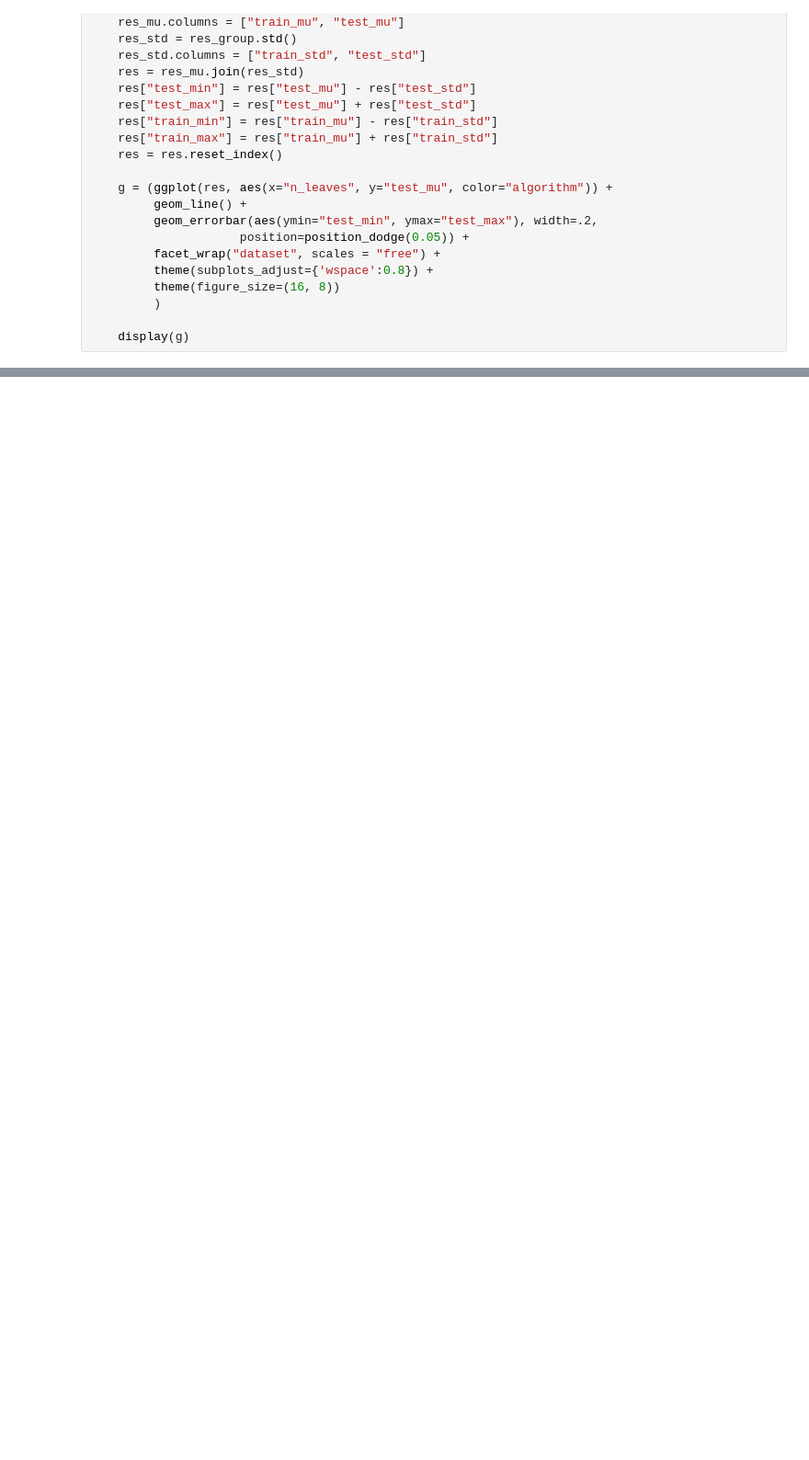
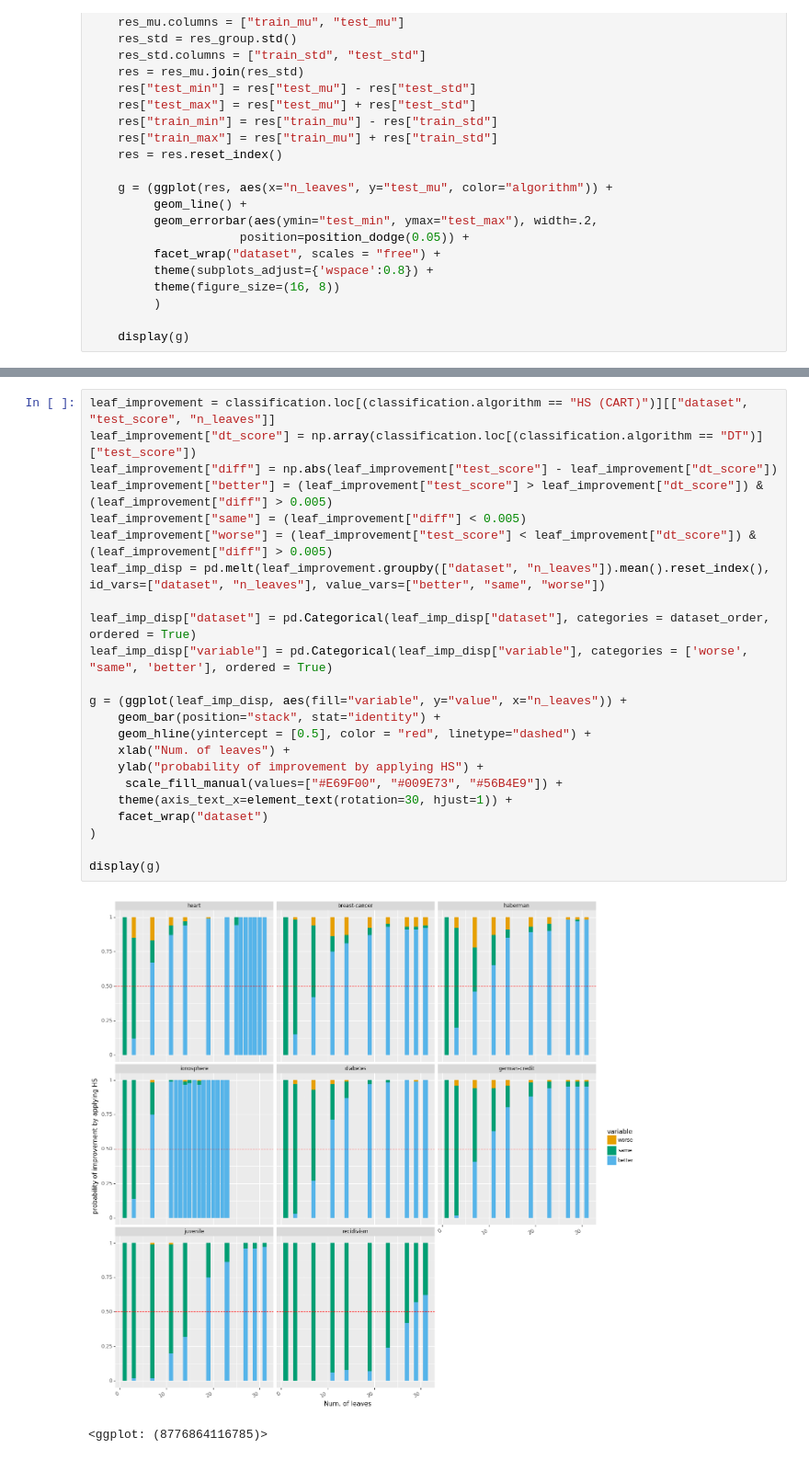
Before and after one commit to do8572/MLDS, a Jupyter notebook: notebooks/claim_1_1_graphs.ipynb, the cells around one changed output, grey strips where cells are left out. Shown at 92% size. Cells and saved outputs as stored; diff of their text form; blank space fills up the shorter version.

```diff
--- a/notebooks/claim_1_1_graphs.ipynb
+++ b/notebooks/claim_1_1_graphs.ipynb
@@ -82,0 +454,26 @@ plot_fig_4(classification)
+# %%
+leaf_improvement = classification.loc[(classification.algorithm == "HS (CART)")][["dataset", "test_score", "n_leaves"]]
+leaf_improvement["dt_score"] = np.array(classification.loc[(classification.algorithm == "DT")]["test_score"])
+leaf_improvement["diff"] = np.abs(leaf_improvement["test_score"] - leaf_improvement["dt_score"])
+leaf_improvement["better"] = (leaf_improvement["test_score"] > leaf_improvement["dt_score"]) & (leaf_improvement["diff"] > 0.005)
+leaf_improvement["same"] = (leaf_improvement["diff"] < 0.005)
+leaf_improvement["worse"] = (leaf_improvement["test_score"] < leaf_improvement["dt_score"]) & (leaf_improvement["diff"] > 0.005)
+leaf_imp_disp = pd.melt(leaf_improvement.groupby(["dataset", "n_leaves"]).mean().reset_index(), id_vars=["dataset", "n_leaves"], value_vars=["better", "same", "worse"])
+
+leaf_imp_disp["dataset"] = pd.Categorical(leaf_imp_disp["dataset"], categories = dataset_order, ordered = True)
+leaf_imp_disp["variable"] = pd.Categorical(leaf_imp_disp["variable"], categories = ['worse', "same", 'better'], ordered = True)
+
+g = (ggplot(leaf_imp_disp, aes(fill="variable", y="value", x="n_leaves")) +
+    geom_bar(position="stack", stat="identity") +
+    geom_hline(yintercept = [0.5], color = "red", linetype="dashed") +
+    xlab("Num. of leaves") +
+    ylab("probability of improvement by applying HS") +
+     scale_fill_manual(values=["#E69F00", "#009E73", "#56B4E9"]) +
+    theme(axis_text_x=element_text(rotation=30, hjust=1)) +
+    facet_wrap("dataset")
+)
+
+display(g)
+# %% [output]
+[figure, added]
+<ggplot: (8776864116785)>
```
Also changed, not shown: parts of 11 cells of this notebook, 5 other files.
